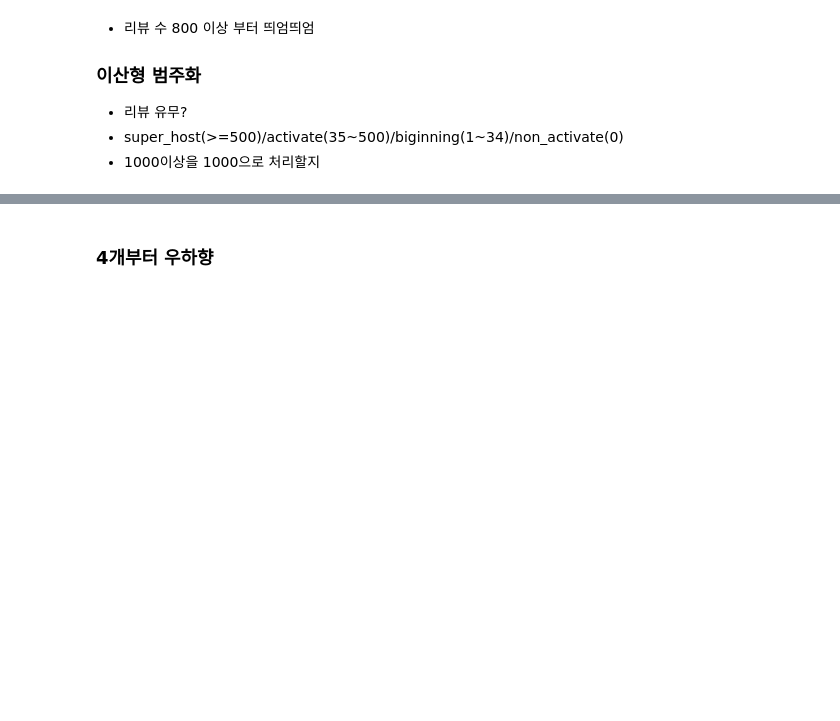
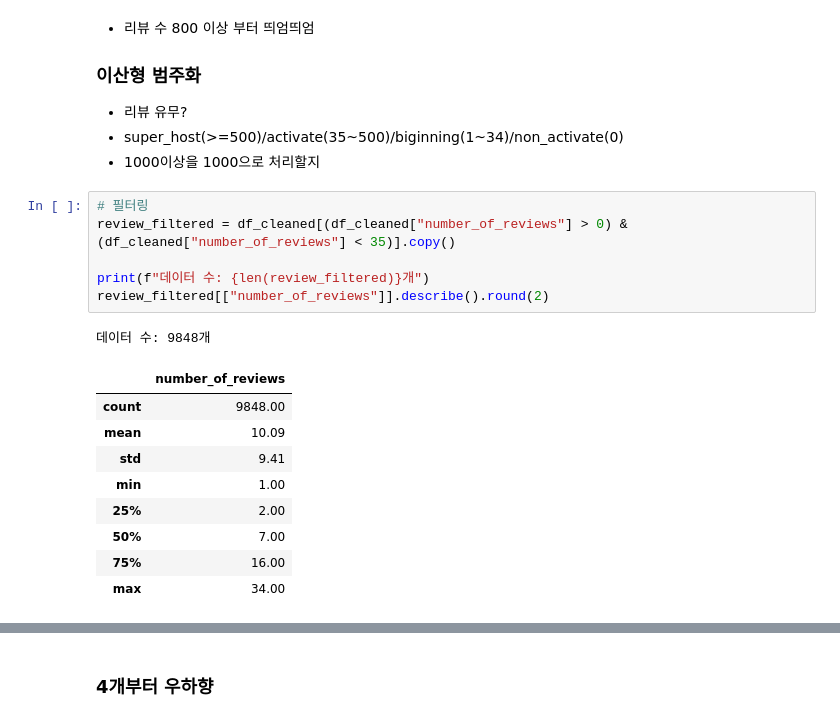
Before and after one commit to sybeom528/airbnb_price_prediction, a Jupyter notebook: notebooks/pjh.ipynb, the cells around one changed output, grey strips where cells are left out. Saved outputs shown, nothing was run; the diff lists cells and outputs as text; blank space fills up the shorter version.

```diff
--- a/notebooks/pjh.ipynb
+++ b/notebooks/pjh.ipynb
@@ -243,6 +243,23 @@ plt.show()
 - 리뷰 유무?
 - super_host(>=500)/activate(35~500)/biginning(1~34)/non_activate(0)
 - 1000이상을 1000으로 처리할지
+# %%
+# 필터링
+review_filtered = df_cleaned[(df_cleaned["number_of_reviews"] > 0) & (df_cleaned["number_of_reviews"] < 35)].copy()
+
+print(f"데이터 수: {len(review_filtered)}개")
+review_filtered[["number_of_reviews"]].describe().round(2)
+# %% [output]
+데이터 수: 9848개
+|  | number_of_reviews |
+| count | 9848.00 |
+| mean | 10.09 |
+| std | 9.41 |
+| min | 1.00 |
+| 25% | 2.00 |
+| 50% | 7.00 |
+| 75% | 16.00 |
+| max | 34.00 |
 # %%
 plt.figure(figsize=(10, 5))
 
```
Also changed, not shown: parts of 46 cells of this notebook, 1 other file.
